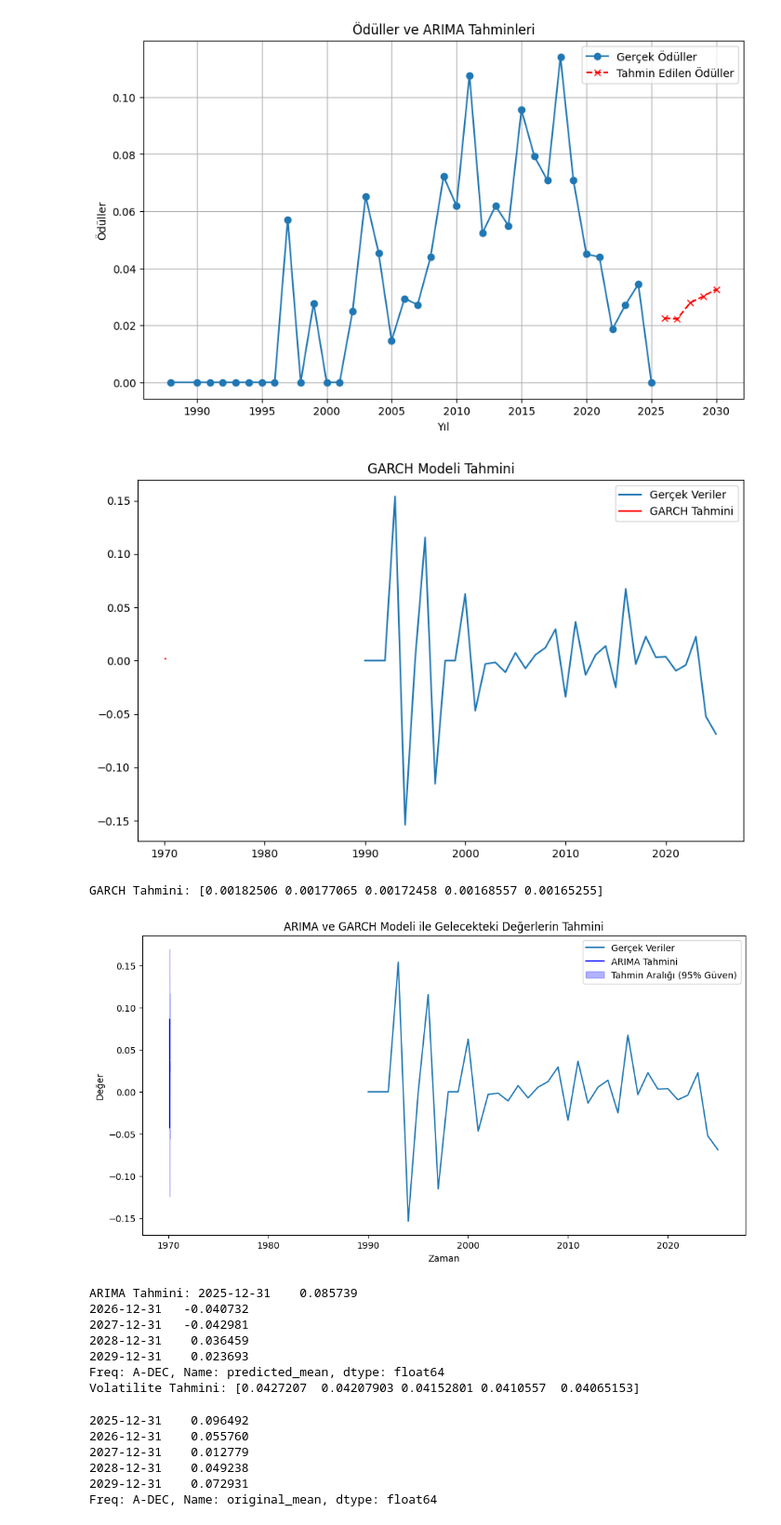
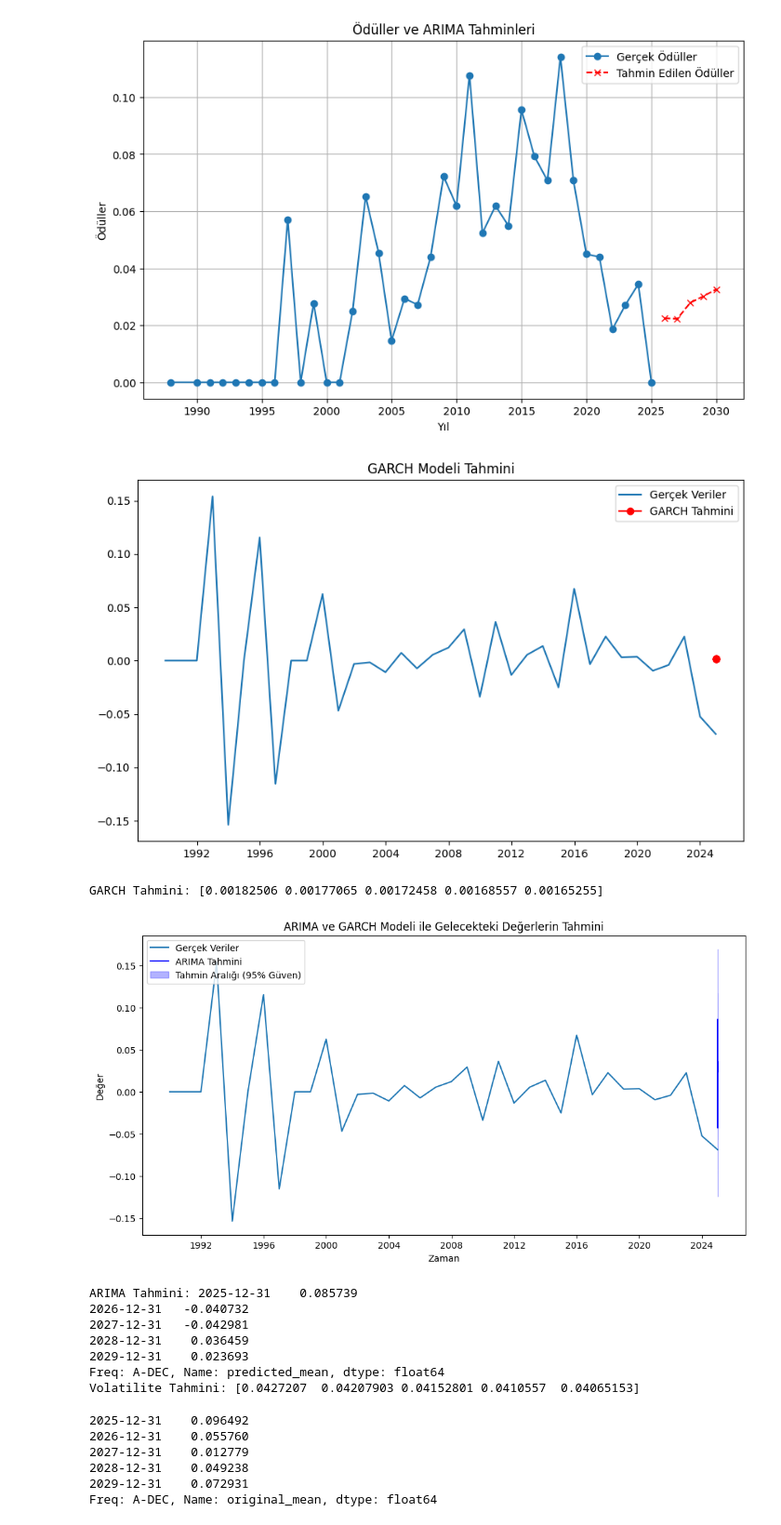
Before and after one commit to elifftop/Proje2, a Jupyter notebook: deneme.ipynb, the cells around one changed output. Shown at 93% size. Cells and saved outputs as stored; diff of their text form; code cells hidden in the pictures.

```diff
--- a/deneme.ipynb
+++ b/deneme.ipynb
@@ -644,5 +644,5 @@ memory usage: 885.8+ KB
 Cinsiyet Bilgisi üzerine çalışma
 # %%
 # Cinsiyet ve diğer değişkenlerle ilgili alt veri seti oluşturma
-variables_of_interest = ['Cinsiyet Bilgisi', 'Sunduğu bildiriler', 'Yayınlanmış makale', 'Aldığı atıflar', 'Kitap yazımı', 'Yaptığı editörlükler', 'Yönetilen tezler']
+variables_of_interest = ['Cinsiyet Bilgisi', 'Ödüller', 'Sunduğu bildiriler', 'Yayınlanmış makale', 'Aldığı atıflar', 'Kitap yazımı', 'Yaptığı editörlükler', 'Yönetilen tezler']
 df_subset = df_cleaned[variables_of_interest]
@@ -686,0 +649,10 @@ df_cleaned.groupby('Cinsiyet Bilgisi')[['Ödüller', 'Sunduğu bildiriler', 'Yay
+# %%
+# Cinsiyete göre özet istatistikleri hesaplama
+summary_stats = df_subset.groupby('Cinsiyet Bilgisi').describe()
+
+# Her bir parametreyi alt alta yazdırmak için döngü
+for gender, stats in summary_stats.groupby(level=0):
+    print(f"\n{gender} İçin Özeti:")
+    for column in stats.columns.levels[0]:
+        print(f"\n{column}:")
+        print(stats[column])
@@ -2238,12 +2324,12 @@ def fit_arima_model(train, order):
 
 # GARCH Modelini Fit Et
 def fit_garch_model(train):
-    model = arch_model(train, vol='Garch', p=1, q=1)  # p ve q değerlerini ihtiyaca göre değiştirebilirsiniz
+    model = arch_model(train, vol='Garch', p=1, q=1)
     model_fit = model.fit(disp="off")
     return model_fit
 
 # ARIMA ve GARCH ile Tahmin Yap
-def combined_forecast(arima_model, garch_model, steps=5):
+def combined_forecast(arima_model, garch_model, train, steps=5):
     # ARIMA ile gelecekteki değerleri tahmin et
     arima_forecast = arima_model.forecast(steps=steps)
 
@@ -2260,20 +2346,24 @@ def combined_forecast(arima_model, garch_model, steps=5):
 # Model Parametreleri
 arima_order = (2, 0, 2)  # ARIMA(p, d, q) parametreleri
 
+
 # Modeli Fit Et ve Tahmin Yap
 arima_model = fit_arima_model(train, arima_order)
 garch_model = fit_garch_model(train)
-forecast_values, forecast_volatility = combined_forecast(arima_model, garch_model, steps=5)
+forecast_values, forecast_volatility = combined_forecast(arima_model, garch_model, train, steps=5)
+
+# Gelecekteki Tarihleri Oluştur
+forecast_dates = pd.date_range(start=train.index[-1] + pd.DateOffset(1), periods=5, freq='D')  # Günlük frekansa göre tarihleri ayarlayın
 
 # Gelecekteki Değerleri ve Volatiliteyi Görselleştirme
 plt.figure(figsize=(12, 6))
 plt.plot(train.index, train, label='Gerçek Veriler')
-plt.plot(np.arange(len(train), len(train) + 5), forecast_values, label='ARIMA Tahmini', color='blue')
-plt.fill_between(np.arange(len(train), len(train) + 5),
+plt.plot(forecast_dates, forecast_values, label='ARIMA Tahmini', color='blue')
+plt.fill_between(forecast_dates,
                  forecast_values - 1.96 * forecast_volatility,
                  forecast_values + 1.96 * forecast_volatility,
                  color='blue', alpha=0.3, label='Tahmin Aralığı (95% Güven)')
-plt.legend()
+plt.legend(loc='upper left')  # Legend'i sol üst köşeye taşır
 plt.title('ARIMA ve GARCH Modeli ile Gelecekteki Değerlerin Tahmini')
 plt.xlabel('Zaman')
 plt.ylabel('Değer')
@@ -2338,7 +2428,7 @@ train = df_diff['Yaptığı editörlükler']
 # %%
 # GARCH Modelini Fit Et
 def fit_garch_model(train):
-    model = arch_model(train, vol='Garch', p=1, q=1)  # p ve q değerlerini ihtiyaca göre değiştirebilirsiniz
+    model = arch_model(train, vol='Garch', p=1, q=1)
     model_fit = model.fit(disp="off")
     return model_fit
 
@@ -2354,14 +2444,18 @@ garch_forecast = forecast(garch_model, steps=5)
 # Gerçek ve Tahmin Edilen Değerleri Görselleştirme
 plt.figure(figsize=(10, 6))
 plt.plot(train.index, train, label='Gerçek Veriler')
-plt.plot(np.arange(len(train), len(train) + 5), garch_forecast, label='GARCH Tahmini', color='red')
+
+# Tahmin edilen varyansların tarihlerle uyumlu olup olmadığını kontrol edin
+forecast_dates = pd.date_range(start=train.index[-1] + pd.DateOffset(1), periods=5, freq='D')  # veya uygun frekansta
+plt.plot(forecast_dates, garch_forecast, label='GARCH Tahmini', color='red', marker='o')
+
 plt.legend()
 plt.title('GARCH Modeli Tahmini')
 plt.show()
 
 print(f'GARCH Tahmini: {garch_forecast}')
 # %% [output]
-[figure, old version]
+[figure, new version]
 GARCH Tahmini: [0.00182506 0.00177065 0.00172458 0.00168557 0.00165255]
 # %%
 # ARIMA Modelini Fit Et
@@ -2372,12 +2466,12 @@ def fit_arima_model(train, order):
 
 # GARCH Modelini Fit Et
 def fit_garch_model(train):
-    model = arch_model(train, vol='Garch', p=1, q=1)  # p ve q değerlerini ihtiyaca göre değiştirebilirsiniz
+    model = arch_model(train, vol='Garch', p=1, q=1)
     model_fit = model.fit(disp="off")
     return model_fit
 
 # ARIMA ve GARCH ile Tahmin Yap
-def combined_forecast(arima_model, garch_model, steps=5):
+def combined_forecast(arima_model, garch_model, train, steps=5):
     # ARIMA ile gelecekteki değerleri tahmin et
     arima_forecast = arima_model.forecast(steps=steps)
 
@@ -2385,38 +2479,42 @@ def combined_forecast(arima_model, garch_model, steps=5):
     garch_forecast = garch_model.forecast(start=len(train)-1, horizon=steps)
     volatility_forecast = garch_forecast.variance.values[-1, :]
 
     # Gelecekteki değerleri ve volatiliteyi birleştirme
     forecast_values = arima_forecast
     forecast_volatility = np.sqrt(volatility_forecast)
 
     return forecast_values, forecast_volatility
 
 # Model Parametreleri
 arima_order = (2, 0, 2)  # ARIMA(p, d, q) parametreleri
 
+
 # Modeli Fit Et ve Tahmin Yap
 arima_model = fit_arima_model(train, arima_order)
 garch_model = fit_garch_model(train)
-forecast_values, forecast_volatility = combined_forecast(arima_model, garch_model, steps=5)
+forecast_values, forecast_volatility = combined_forecast(arima_model, garch_model, train, steps=5)
+
+# Gelecekteki Tarihleri Oluştur
+forecast_dates = pd.date_range(start=train.index[-1] + pd.DateOffset(1), periods=5, freq='D')  # Günlük frekansa göre tarihleri ayarlayın
 
 # Gelecekteki Değerleri ve Volatiliteyi Görselleştirme
 plt.figure(figsize=(12, 6))
 plt.plot(train.index, train, label='Gerçek Veriler')
-plt.plot(np.arange(len(train), len(train) + 5), forecast_values, label='ARIMA Tahmini', color='blue')
-plt.fill_between(np.arange(len(train), len(train) + 5),
+plt.plot(forecast_dates, forecast_values, label='ARIMA Tahmini', color='blue')
+plt.fill_between(forecast_dates,
                  forecast_values - 1.96 * forecast_volatility,
                  forecast_values + 1.96 * forecast_volatility,
                  color='blue', alpha=0.3, label='Tahmin Aralığı (95% Güven)')
-plt.legend()
+plt.legend(loc='upper left')  # Legend'i sol üst köşeye taşır
 plt.title('ARIMA ve GARCH Modeli ile Gelecekteki Değerlerin Tahmini')
 plt.xlabel('Zaman')
 plt.ylabel('Değer')
 plt.show()
 
 print(f'ARIMA Tahmini: {forecast_values}')
 print(f'Volatilite Tahmini: {forecast_volatility}')
 # %% [output]
-[figure, old version]
+[figure, new version]
 ARIMA Tahmini: 2025-12-31    0.085739
 2026-12-31   -0.040732
 2027-12-31   -0.042981
```
Also changed, not shown: parts of 19 cells of this notebook.
